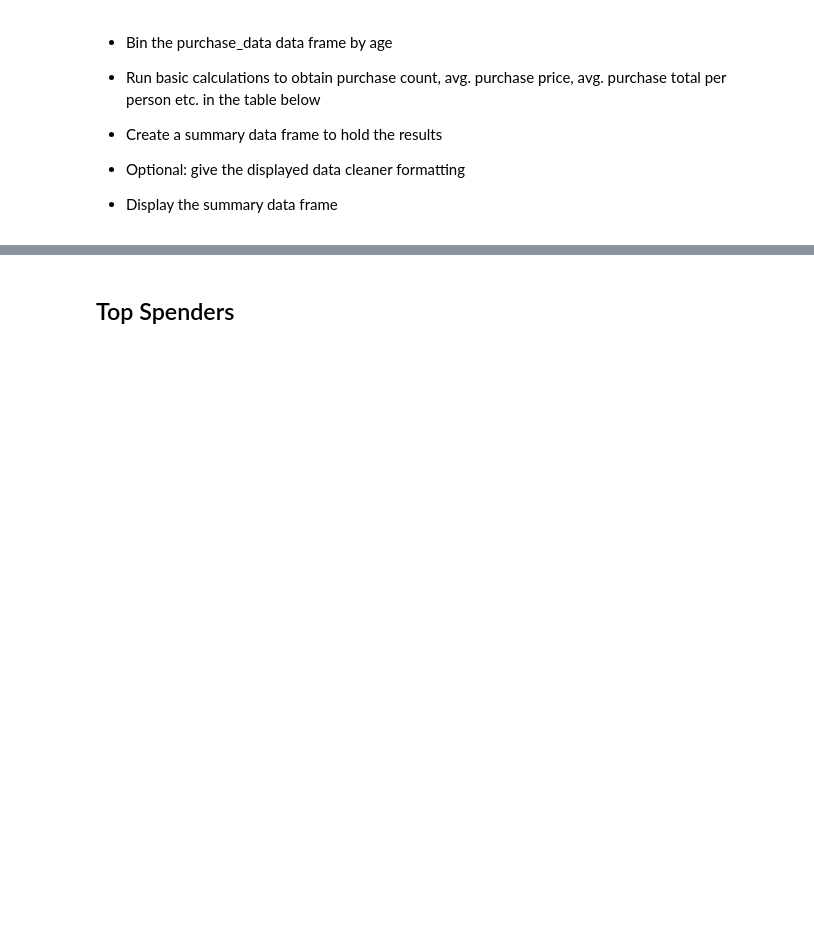
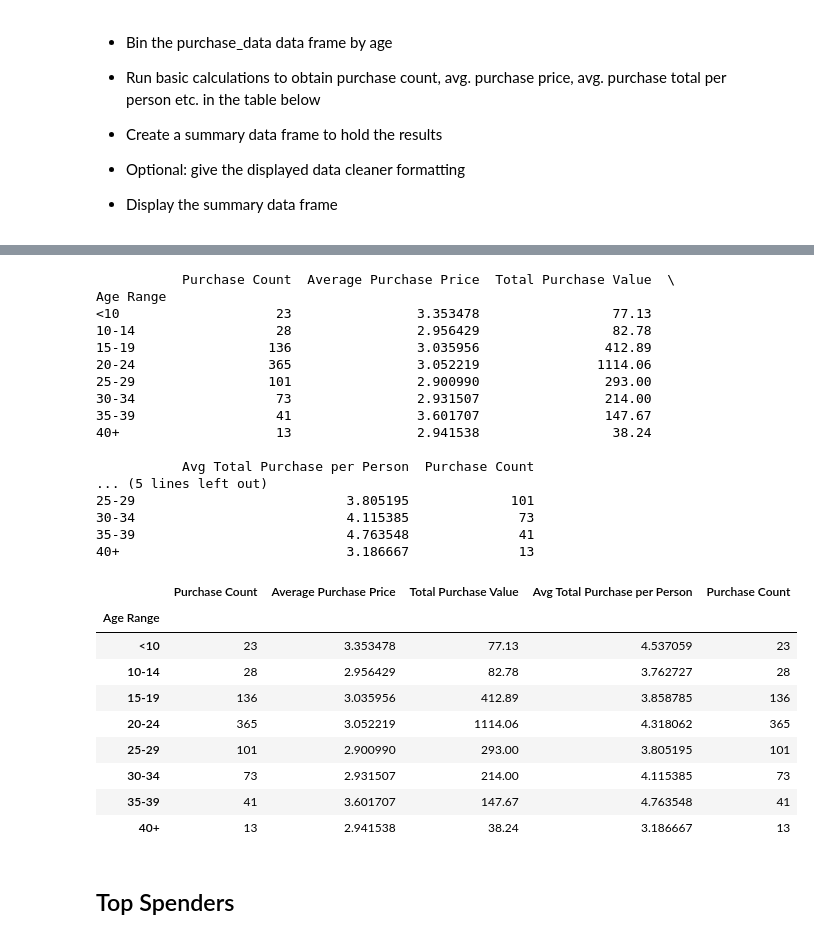
Before and after one commit to LaurenEGardner/pandas-challenge, a Jupyter notebook: HeroesOfPymoli/HeroesOfPymoli_HW.ipynb, the cells around one changed output, grey strips where cells are left out. Cells and saved outputs as stored; diff of their text form; code cells hidden in the pictures; blank space fills up the shorter version.

```diff
--- a/HeroesOfPymoli/HeroesOfPymoli_HW.ipynb
+++ b/HeroesOfPymoli/HeroesOfPymoli_HW.ipynb
@@ -207,0 +213,17 @@ print(Gender_Purchase_df)
+# %%
+#create bins & groups
+bins = [0,9,14,19,24,29,34,39, unique_SN["Age"].max()]
+group_names = ["<10","10-14","15-19","20-24","25-29","30-34","35-39","40+"]
+
+#add column to DF
+unique_SN["Age Range"] = pd.cut(unique_SN["Age"], bins, labels=group_names)
+
+age_group = unique_SN.groupby("Age Range")
+age_df = pd.DataFrame(age_group["SN"].count())
+age_df["Percentage of Players"] = (age_df["SN"]/Total_Players)*100
+
+Age_Demo_df = age_df.rename(columns={'SN': 'Total Count'})
+print(Age_Demo_df)
+Age_Demo_df
+
+#figure percent format out later. keep getting "unsupported format string passed to Series" error
@@ -236,3 +271,57 @@ print(Gender_Purchase_df)
+# %%
+#add column to purchase_data DF
+purchase_data["Age Range"] = pd.cut(purchase_data["Age"], bins, labels=group_names)
+purchase_age_group = purchase_data.groupby("Age Range")
+
+#Purchase Count
+purchase_count = purchase_age_group["SN"].count()
+
+#Average Purchase Price
+avg_purchase_price = purchase_age_group["Price"].mean()
+
+#Total Purchase Value
+total_purch_value = purchase_age_group["Price"].sum()
+
+#Avg Total Purchase per Person
+avg_total = purchase_age_group["Price"].sum()
+avg_total_person = avg_total/age_group["SN"].count()
+
+
+avg_purchase["Purchase Count"] = pd.DataFrame(purchase_count)
+avg_purchase["Average Purchase Price"] = avg_purchase_price
+avg_purchase["Total Purchase Value"] = total_purch_value
+avg_purchase["Avg Total Purchase per Person"]= avg_total_person
+print(avg_purchase_df)
+avg_purchase_df
+#having formatting issues. throwing same error as previous step. also why the heck is purchase count in there twice.
+# %% [output]
+           Purchase Count  Average Purchase Price  Total Purchase Value  \
+Age Range
+<10                    23                3.353478                 77.13
+10-14                  28                2.956429                 82.78
+15-19                 136                3.035956                412.89
+20-24                 365                3.052219               1114.06
+25-29                 101                2.900990                293.00
+30-34                  73                2.931507                214.00
+35-39                  41                3.601707                147.67
+40+                    13                2.941538                 38.24
+
+           Avg Total Purchase per Person  Purchase Count
+... (5 lines left out)
+25-29                           3.805195             101
+30-34                           4.115385              73
+35-39                           4.763548              41
+40+                             3.186667              13
+|  | Purchase Count | Average Purchase Price | Total Purchase Value | Avg Total Purchase per Person | Purchase Count |
+| Age Range |  |  |  |  |  |
+| <10 | 23 | 3.353478 | 77.13 | 4.537059 | 23 |
+| 10-14 | 28 | 2.956429 | 82.78 | 3.762727 | 28 |
+| 15-19 | 136 | 3.035956 | 412.89 | 3.858785 | 136 |
+| 20-24 | 365 | 3.052219 | 1114.06 | 4.318062 | 365 |
+| 25-29 | 101 | 2.900990 | 293.00 | 3.805195 | 101 |
+| 30-34 | 73 | 2.931507 | 214.00 | 4.115385 | 73 |
+| 35-39 | 41 | 3.601707 | 147.67 | 4.763548 | 41 |
+| 40+ | 13 | 2.941538 | 38.24 | 3.186667 | 13 |
 # %% [markdown]
 ## Top Spenders
 # %% [markdown]
```
Also changed, not shown: parts of 7 cells of this notebook.
